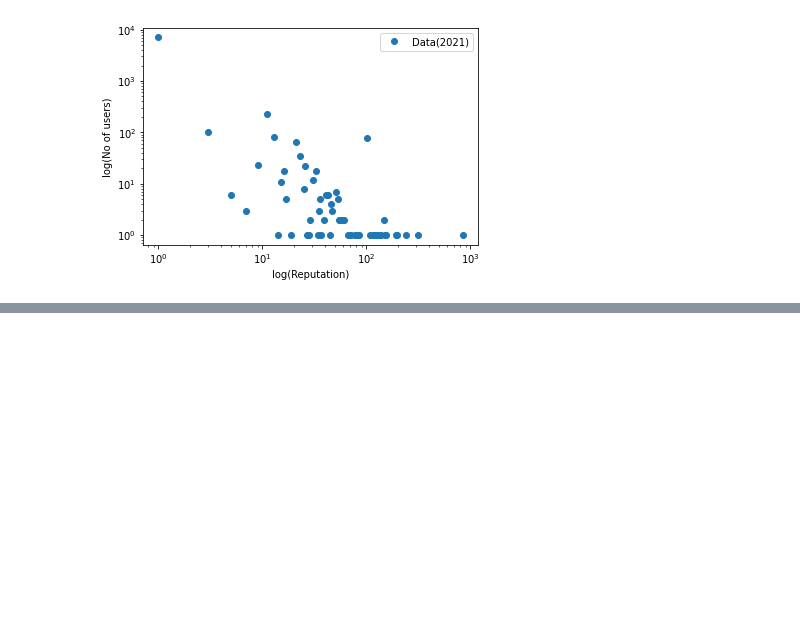
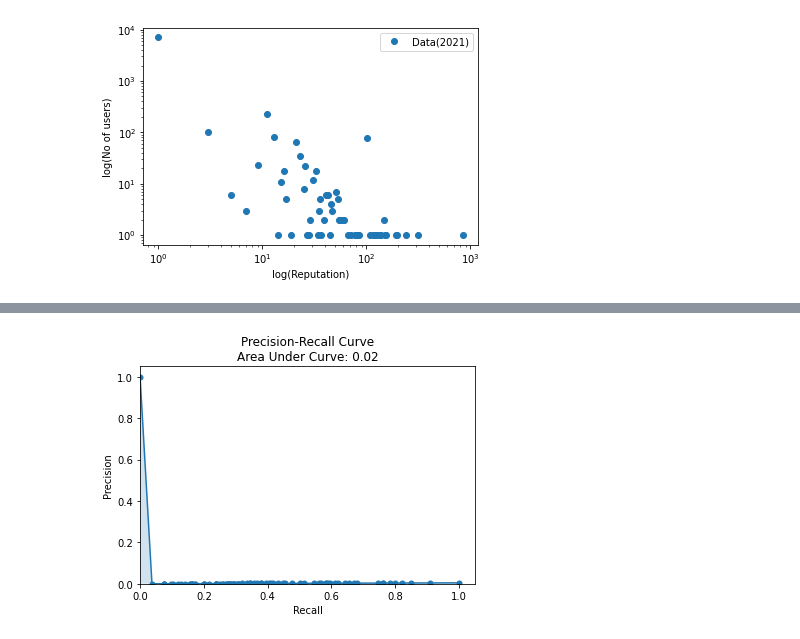
Before and after one commit to ngarg2lakehead/Reputation-System, a Jupyter notebook: Project.ipynb, the cells around one changed output, grey strips where cells are left out. Drawn from its saved outputs; the diff is of its cells as text; code cells hidden in the pictures; blank space fills up the shorter version.

```diff
--- a/Project.ipynb
+++ b/Project.ipynb
@@ -501,0 +604,2 @@ plt.show()
+# %%
+df_comments = pd.read_xml("../updated_database/comments.xml")
@@ -501,0 +784,21 @@ plt.show()
+# %%
+from sklearn.metrics import precision_recall_curve, auc
+
+# Get predicted probabilities and calculate precision-recall values
+y_prob = model.predict_proba(X_test)[:,1]
+precision, recall, thresholds = precision_recall_curve(y_test, y_prob, pos_label='expert')
+
+# Calculate area under the curve
+area = auc(recall, precision)
+
+# Plot the precision-recall curve and show the area
+plt.plot(recall, precision, marker='.', markersize=10)
+plt.fill_between(recall, precision, alpha=0.2)
+plt.xlim([0.0, 1.05])
+plt.ylim([0.0, 1.05])
+plt.xlabel('Recall')
+plt.ylabel('Precision')
+plt.title('Precision-Recall Curve\nArea Under Curve: {:.2f}'.format(area))
+plt.show()
+# %% [output]
+[figure, added]
```
Also changed, not shown: parts of 42 cells of this notebook.
